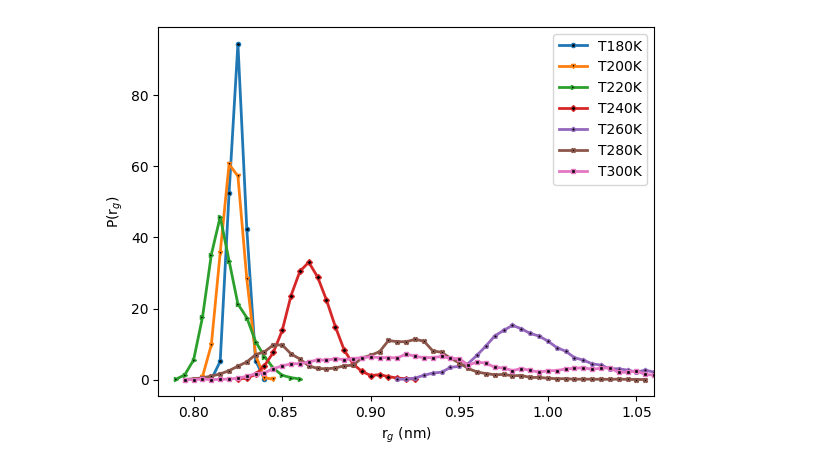
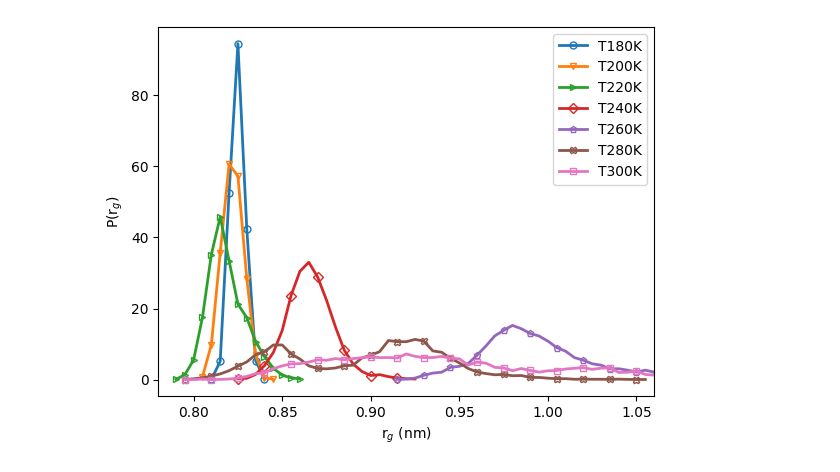
Before and after one commit to YimingHuang1999/PROJECT, a Jupyter notebook: GAD1-NVT-rg/gyration.ipynb, the cells around one changed output. Cells and saved outputs as stored; diff of their text form; code cells hidden in the pictures.

Commit message:
Adding images

```diff
--- a/GAD1-NVT-rg/gyration.ipynb
+++ b/GAD1-NVT-rg/gyration.ipynb
@@ -23,17 +23,20 @@ for i in range(180, 310, 20):
 # %%
 marker = ["o", "v", ">", "D", "p", "X", "s"]
 for i in range(len(histogram)):
+    every = 1
+    if i >= 3:
+        every = 3
 
     plt.plot(histogram[i][0][0:-1]+0.025, histogram[i][1],linewidth=2,\
-             marker=marker[i], markersize=3, markerfacecolor="k", label='T%dK' %(i*20+180))
+             marker=marker[i], markersize=5, markevery=every, markerfacecolor="None",label='T%dK' %(i*20+180))
 
 plt.xlabel('r$_g$ (nm)')
 plt.ylabel('P(r$_g$)')
 #plt.legend(ncol=2,frameon=True, fontsize=5, numpoints=1)
 plt.legend()
 plt.xlim(0.78, 1.06)
 plt.savefig("Rg_possibility.pdf", format="pdf")
 plt.show()
 #plt.close()
 # %% [output]
-[figure, old version]
+[figure, new version]
```
Also changed, not shown: parts of 1 cell of this notebook, 7 other files.
